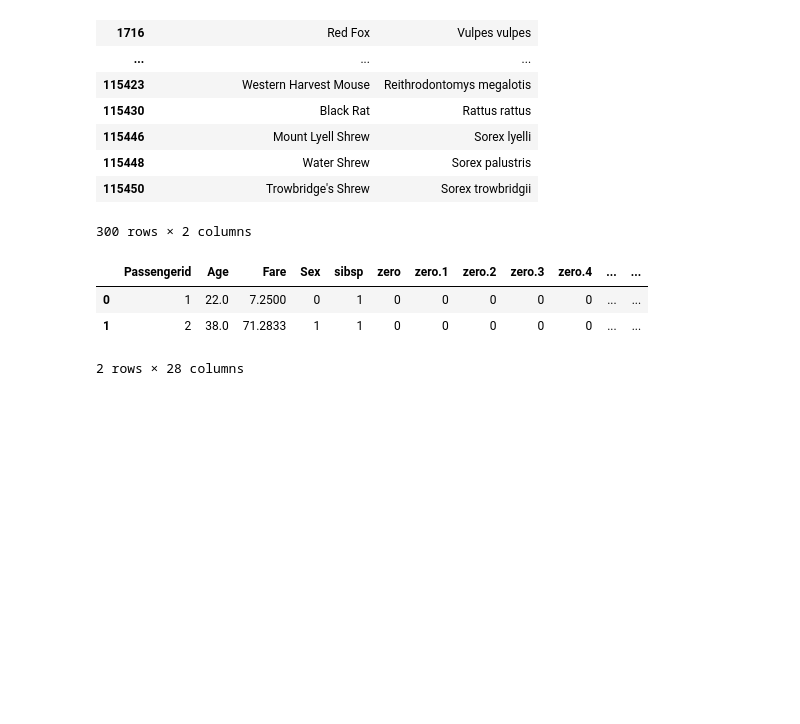
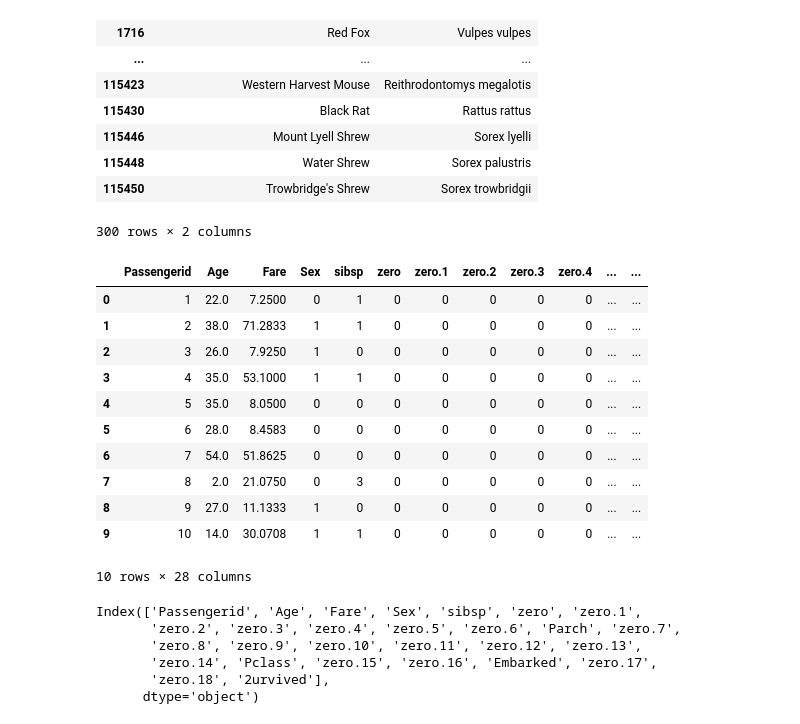
Before and after one commit to vishnukadiyala/LearnPython, a Jupyter notebook: pandaspython.ipynb, the cells around one changed output. Drawn from its saved outputs; the diff is of its cells as text; code cells hidden in the pictures; blank space fills up the shorter version.

```diff
--- a/pandaspython.ipynb
+++ b/pandaspython.ipynb
@@ -190,9 +190,26 @@ rare_mammals.filter(items=['Common Names', 'Scientific Name'])    # Rare Mammals
 
 titanic = pd.read_csv('train_and_test2.csv')
 # %%
-titanic.head(2)
+titanic.head(10)
 # %% [output]
 |  | Passengerid | Age | Fare | Sex | sibsp | zero | zero.1 | zero.2 | zero.3 | zero.4 | ... | ... |
 | 0 | 1 | 22.0 | 7.2500 | 0 | 1 | 0 | 0 | 0 | 0 | 0 | ... | ... |
 | 1 | 2 | 38.0 | 71.2833 | 1 | 1 | 0 | 0 | 0 | 0 | 0 | ... | ... |
+| 2 | 3 | 26.0 | 7.9250 | 1 | 0 | 0 | 0 | 0 | 0 | 0 | ... | ... |
+| 3 | 4 | 35.0 | 53.1000 | 1 | 1 | 0 | 0 | 0 | 0 | 0 | ... | ... |
+| 4 | 5 | 35.0 | 8.0500 | 0 | 0 | 0 | 0 | 0 | 0 | 0 | ... | ... |
+| 5 | 6 | 28.0 | 8.4583 | 0 | 0 | 0 | 0 | 0 | 0 | 0 | ... | ... |
+| 6 | 7 | 54.0 | 51.8625 | 0 | 0 | 0 | 0 | 0 | 0 | 0 | ... | ... |
+| 7 | 8 | 2.0 | 21.0750 | 0 | 3 | 0 | 0 | 0 | 0 | 0 | ... | ... |
+| 8 | 9 | 27.0 | 11.1333 | 1 | 0 | 0 | 0 | 0 | 0 | 0 | ... | ... |
+| 9 | 10 | 14.0 | 30.0708 | 1 | 1 | 0 | 0 | 0 | 0 | 0 | ... | ... |
-2 rows × 28 columns
+10 rows × 28 columns
+# %%
+titanic.columns
+# %% [output]
+Index(['Passengerid', 'Age', 'Fare', 'Sex', 'sibsp', 'zero', 'zero.1',
+       'zero.2', 'zero.3', 'zero.4', 'zero.5', 'zero.6', 'Parch', 'zero.7',
+       'zero.8', 'zero.9', 'zero.10', 'zero.11', 'zero.12', 'zero.13',
+       'zero.14', 'Pclass', 'zero.15', 'zero.16', 'Embarked', 'zero.17',
+       'zero.18', '2urvived'],
+      dtype='object')
```
Also changed, not shown: parts of 10 cells of this notebook, 2 other files.
